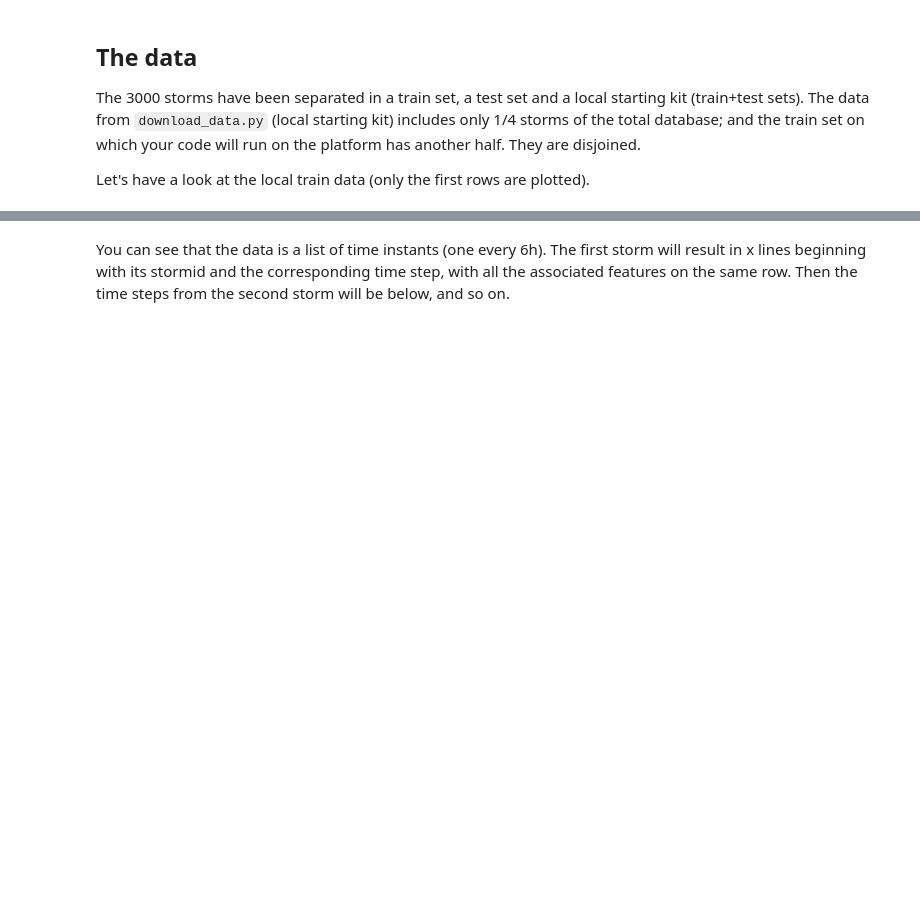
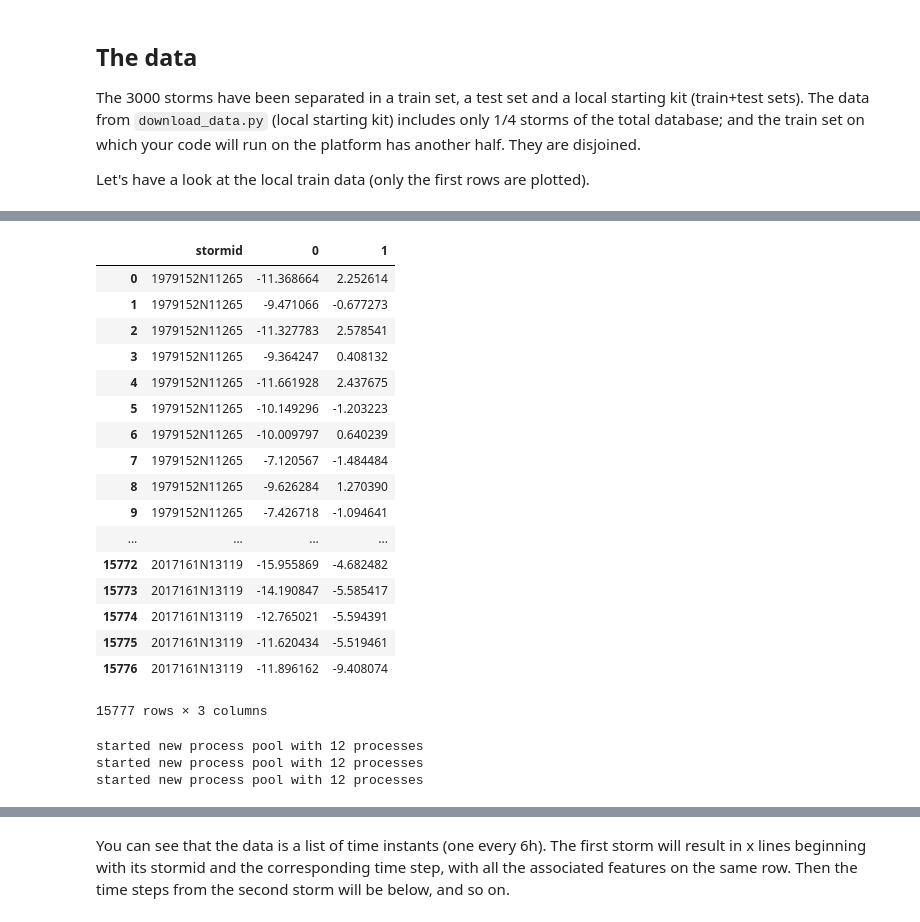
Before and after one commit to bgroenks96/csci-5622-project, a Jupyter notebook: storm_forecast/sf_regression.ipynb, the cells around one changed output, grey strips where cells are left out. Drawn from its saved outputs; the diff is of its cells as text; code cells hidden in the pictures; blank space fills up the shorter version.

```diff
--- a/storm_forecast/sf_regression.ipynb
+++ b/storm_forecast/sf_regression.ipynb
@@ -81,0 +243,11 @@ print('The scikit-learn version is {}.'.format(sklearn.__version__))
+# %%
+def pca(X_df, n_components=2):
+    imputer = Imputer(strategy='median')
+    scaler = StandardScaler()
+    pca = PCA(n_components=n_components)
+    pca_pipeline = Pipeline([('med_imputer', imputer),('scaler', scaler),('pca',pca)])
+    X_pc = pca_pipeline.fit_transform(X_df)
+    pca_comp_feat_ratios = np.square(pca.components_)
+    feat_names = X_df.columns
+    pc_feat_contrib = pd.DataFrame(pca_comp_feat_ratios, columns=feat_names)
+    return X_pc #, pc_feat_contrib, pca.components_, pca.explained_variance_ratio_
@@ -98,9 +298,4 @@ warnings.filterwarnings('ignore')
 # RMSE will be in the same units as the output variable(windspeed in knots)
 # Data Exploration: the training set has 15777 training examples with 859 features each.
 data_train, y_true = get_train_data()
-
-
-#Other Ideas:
-# Gaussian Processs
-# Arima times series
-#0D, 0D+ZUV, 0D+SSHV, 0D+ZUV+SSHV
+X_0D, X_0D_zuv, X_0D_sshv, X_all = feature_groups(data_train)
@@ -157,3 +309,25 @@ def get_cv(X, y, num_splits):
     X, y, group = shuffle(X, y, group, random_state=3)
     gkf = GroupKFold(n_splits=num_splits).split(X, y, group)
     return gkf
+# %%
+X_pca = pca(X_0D, 2)
+X_pca
+# %% [output]
+|  | stormid | 0 | 1 |
+| 0 | 1979152N11265 | -11.368664 | 2.252614 |
+| 1 | 1979152N11265 | -9.471066 | -0.677273 |
+| 2 | 1979152N11265 | -11.327783 | 2.578541 |
+| 3 | 1979152N11265 | -9.364247 | 0.408132 |
+| 4 | 1979152N11265 | -11.661928 | 2.437675 |
+| 5 | 1979152N11265 | -10.149296 | -1.203223 |
+| 6 | 1979152N11265 | -10.009797 | 0.640239 |
+| 7 | 1979152N11265 | -7.120567 | -1.484484 |
+| 8 | 1979152N11265 | -9.626284 | 1.270390 |
+| 9 | 1979152N11265 | -7.426718 | -1.094641 |
+| ... | ... | ... | ... |
+| 15772 | 2017161N13119 | -15.955869 | -4.682482 |
+| 15773 | 2017161N13119 | -14.190847 | -5.585417 |
+| 15774 | 2017161N13119 | -12.765021 | -5.594391 |
+| 15775 | 2017161N13119 | -11.620434 | -5.519461 |
+| 15776 | 2017161N13119 | -11.896162 | -9.408074 |
+15777 rows × 3 columns
@@ -159,0 +365,36 @@ def get_cv(X, y, num_splits):
+# %%
+'''
+# Generate Results for Everything: (must change X_df in each function)
+zero_0d_zuv_dict = {}
+max_depth = [5,10,20,25]
+max_depth_tree = [5,10,15,20,25,50,100]
+max_features = ['sqrt', 'log2', None]
+n_estimators = [10,25,50,100,200]
+alpha_lasso = [.00001, .0001, .001, .01, .1, 1]
+alpha_ridge = [1, 2, 5, 10, 25, 50, 100, 200, 500, 1000]
+
+params_forest_boost = list(itertools.product(max_depth, max_features, n_estimators))
+params_tree = list(itertools.product(max_depth, max_features))
+
+results_forest2 = parallel(run_forest, params_forest_boost)
+results_tree2 = parallel(run_tree, params_tree)
+results_boost2 = parallel(run_boost, params_forest_boost)
+
+zero_0d_zuv_dict['forest_regressor'] = dict(results_forest2)
+
+zero_0d_zuv_dict['tree_regressor'] = dict(results_tree2)
+
+zero_0d_zuv_dict['boost_regressor'] = dict(results_boost2)
+
+zero_0d_zuv_dict['ridge_regressor'] = ridge(X_0D_zuv, y_true, alpha_ridge)
+
+zero_0d_zuv_dict['lasso_regressor'] = lasso(X_0D_zuv, y_true, alpha_lasso)
+
+print(zero_0d_zuv_dict)
+#np.save('storm_forecast_zero_d_zuv_tuning.npy', zero_0d_zuv_dict)
+'''
+0.00001
+# %% [output]
+started new process pool with 12 processes
+started new process pool with 12 processes
+started new process pool with 12 processes
```
Also changed, not shown: parts of 27 cells of this notebook, 14 other files.
